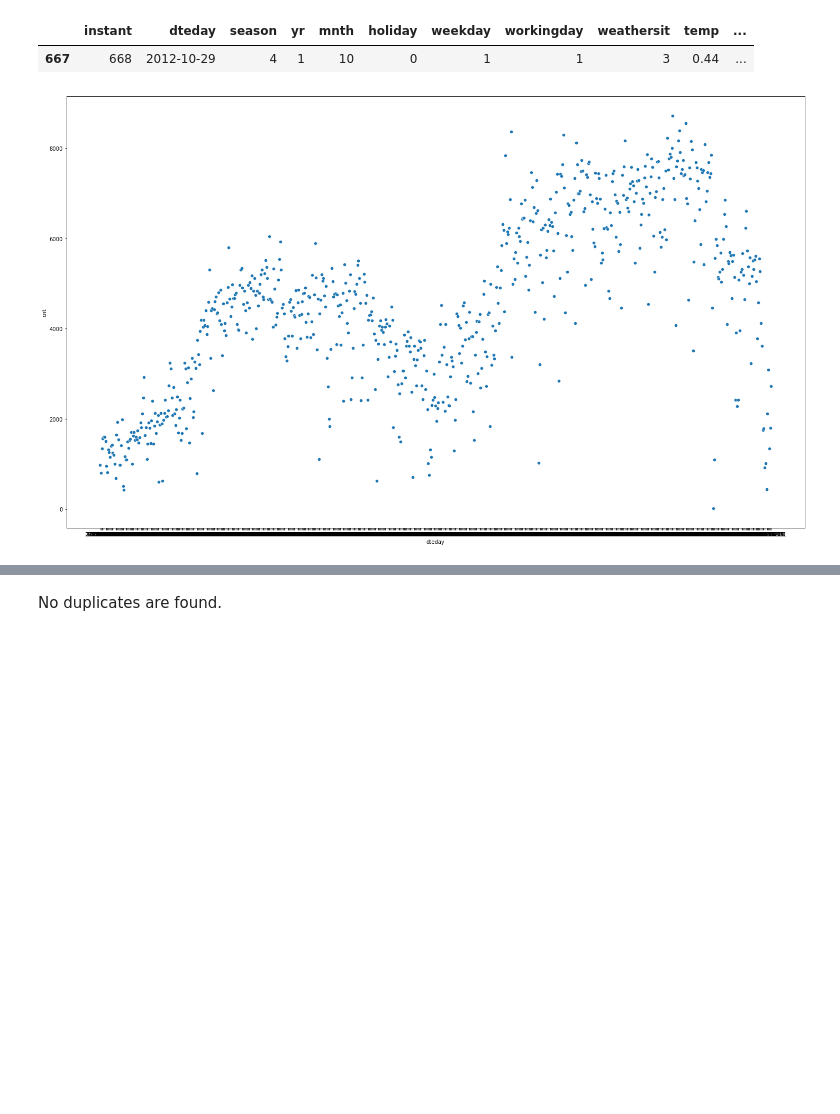
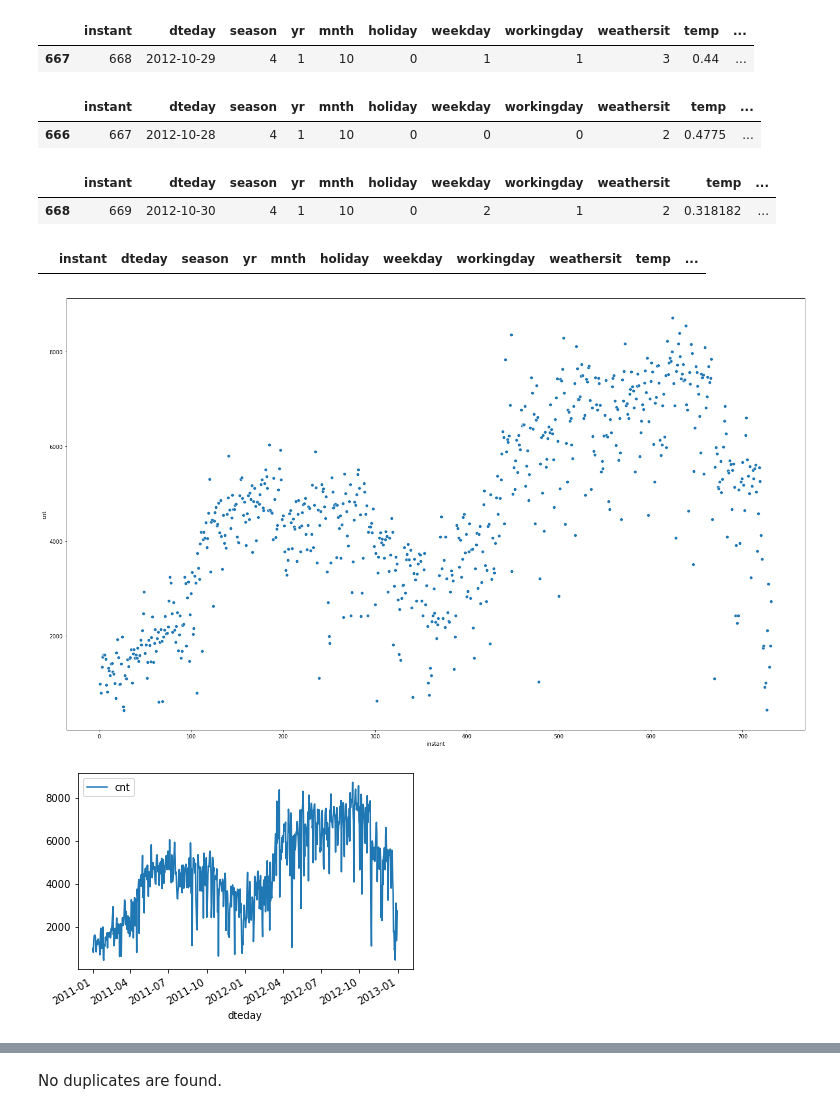
Before and after one commit to karlakum/Capstone-Two-Project, a Jupyter notebook: Notebooks/Bike_Data_Wrangling .ipynb, the cells around one changed output, grey strips where cells are left out. Saved outputs shown, nothing was run; the diff lists cells and outputs as text; code cells hidden in the pictures; blank space fills up the shorter version.

```diff
--- a/Notebooks/Bike_Data_Wrangling .ipynb
+++ b/Notebooks/Bike_Data_Wrangling .ipynb
@@ -172,3 +159,14 @@ day_data[day_data['cnt'] == 22]
 # %% [output]
 |  | instant | dteday | season | yr | mnth | holiday | weekday | workingday | weathersit | temp | ... |
 | 667 | 668 | 2012-10-29 | 4 | 1 | 10 | 0 | 1 | 1 | 3 | 0.44 | ... |
+# %%
+# explore the day before and after the minimum value day
+day_data[day_data['dteday']== '2012-10-28']
+# %% [output]
+|  | instant | dteday | season | yr | mnth | holiday | weekday | workingday | weathersit | temp | ... |
+| 666 | 667 | 2012-10-28 | 4 | 1 | 10 | 0 | 0 | 0 | 2 | 0.4775 | ... |
+# %%
+day_data[day_data['dteday']== '2012-10-30']
+# %% [output]
+|  | instant | dteday | season | yr | mnth | holiday | weekday | workingday | weathersit | temp | ... |
+| 668 | 669 | 2012-10-30 | 4 | 1 | 10 | 0 | 2 | 1 | 2 | 0.318182 | ... |
@@ -175,6 +176,15 @@ day_data[day_data['cnt'] == 22]
+# %%
+day_data[day_data['cnt'] == 22]
+# %% [output]
+|  | instant | dteday | season | yr | mnth | holiday | weekday | workingday | weathersit | temp | ... |
 # %%
 plt.figure(figsize = (25, 15))
-_=sns.scatterplot(data=day_data, x='dteday', y= 'cnt')
+_=sns.scatterplot(data=day_data, x='instant', y='cnt' )
 plt.show()
 # %% [output]
-[figure, old version]
+[figure, new version]
+# %%
+day_data.plot('dteday', y= 'cnt')
+plt.show()
+# %% [output]
+[figure, added]
```
Also changed, not shown: parts of 20 cells of this notebook.
